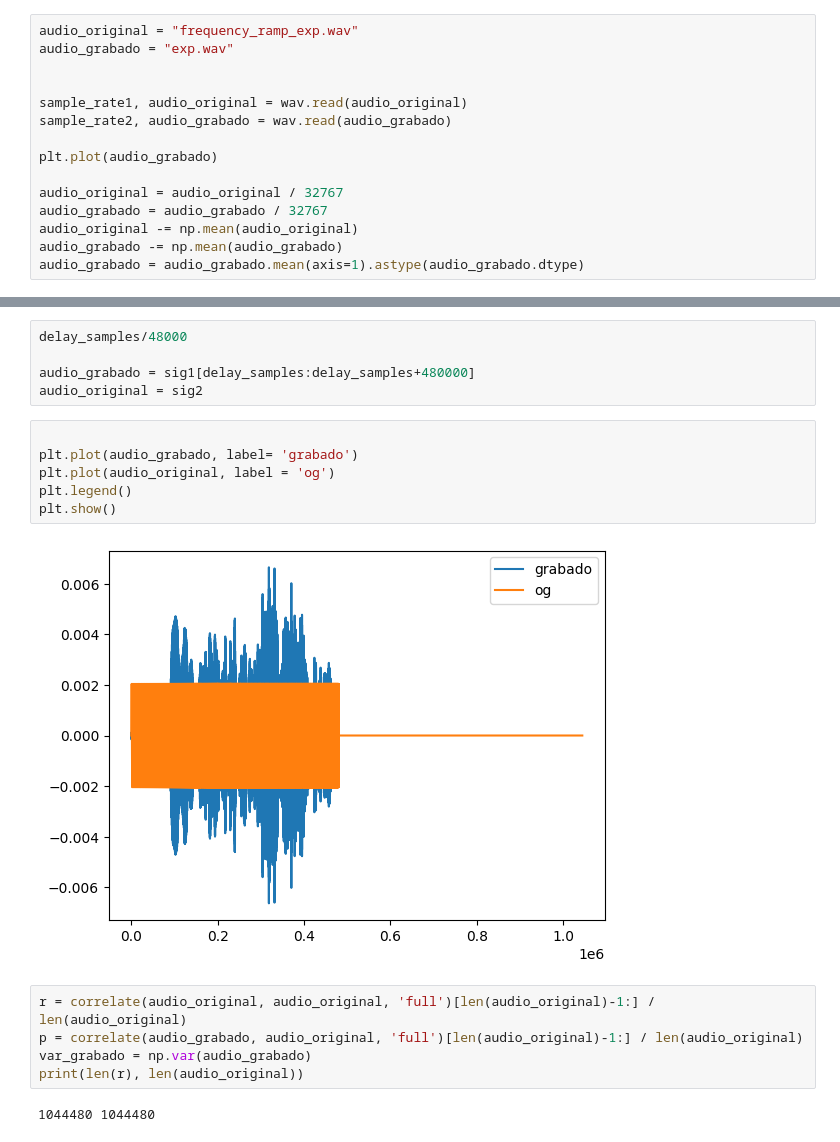
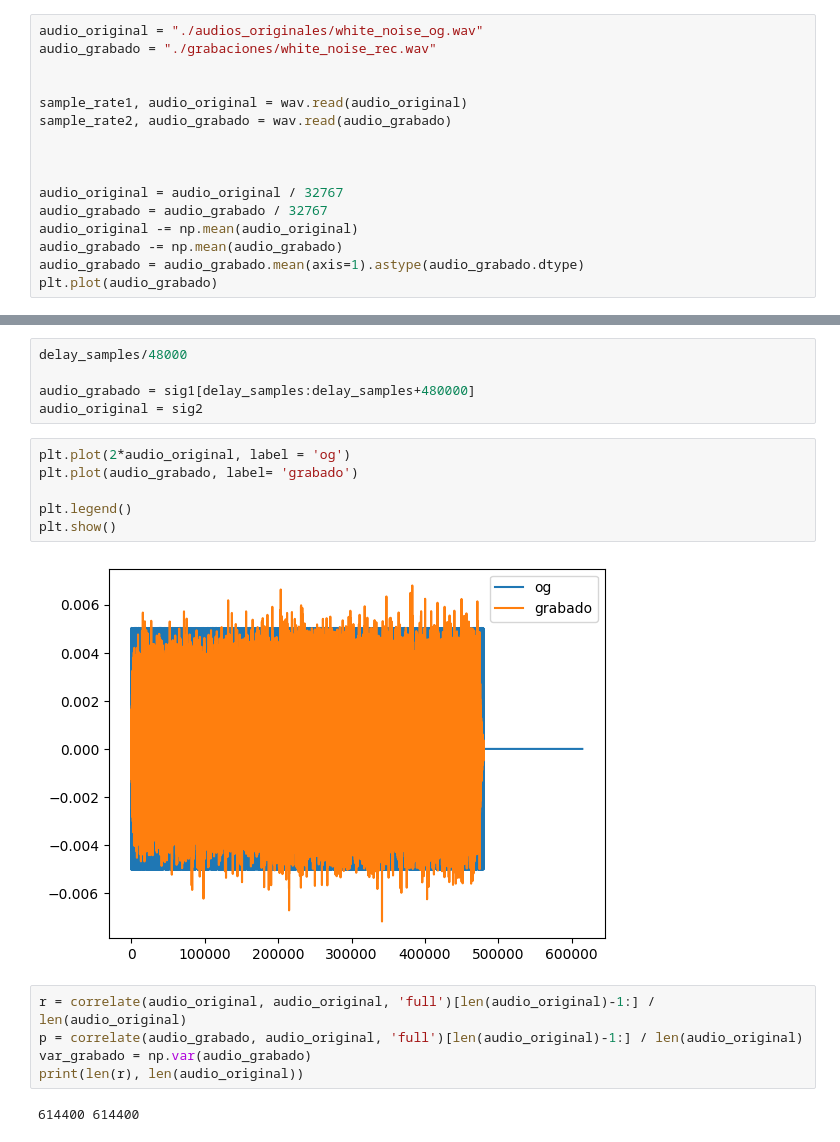
Before and after one commit to JBatRey/Procesamiento-Adaptativo-de-Se-ales-Aleatorias, a Jupyter notebook: TP2/pasatp2_acheck.ipynb, the cells around one changed output, grey strips where cells are left out. Drawn from its saved outputs; the diff is of its cells as text.

Commit message:
reorganice los audios y agregue cuadrada

```diff
--- a/TP2/pasatp2_acheck.ipynb
+++ b/TP2/pasatp2_acheck.ipynb
@@ -6,16 +7,17 @@ import scipy.linalg as linalg
 # %%
-audio_original = "frequency_ramp_exp.wav"
-audio_grabado = "exp.wav"
+audio_original = "./audios_originales/white_noise_og.wav"
+audio_grabado = "./grabaciones/white_noise_rec.wav"
 
 
 sample_rate1, audio_original = wav.read(audio_original)
 sample_rate2, audio_grabado = wav.read(audio_grabado)
 
-plt.plot(audio_grabado)
+
 
 audio_original = audio_original / 32767
 audio_grabado = audio_grabado / 32767
 audio_original -= np.mean(audio_original)
 audio_grabado -= np.mean(audio_grabado)
 audio_grabado = audio_grabado.mean(axis=1).astype(audio_grabado.dtype)
+plt.plot(audio_grabado)
 # %% [output]
@@ -65,20 +70,20 @@ delay_samples/48000
 audio_grabado = sig1[delay_samples:delay_samples+480000]
 audio_original = sig2
 # %%
+plt.plot(2*audio_original, label = 'og')
+plt.plot(audio_grabado, label= 'grabado')
 
-plt.plot(audio_grabado, label= 'grabado')
-plt.plot(audio_original, label = 'og')
 plt.legend()
 plt.show()
 # %% [output]
-[figure, old version]
+[figure, new version]
 # %%
 r = correlate(audio_original, audio_original, 'full')[len(audio_original)-1:] / len(audio_original)
 p = correlate(audio_grabado, audio_original, 'full')[len(audio_original)-1:] / len(audio_original)
 var_grabado = np.var(audio_grabado)
 print(len(r), len(audio_original))
 # %% [output]
-1044480 1044480
+614400 614400
 # %%
 M = 100000
 wo = linalg.solve_toeplitz(r[:M],p[:M], check_finite= True)
```
Also changed, not shown: parts of 9 cells of this notebook, 27 other files.
